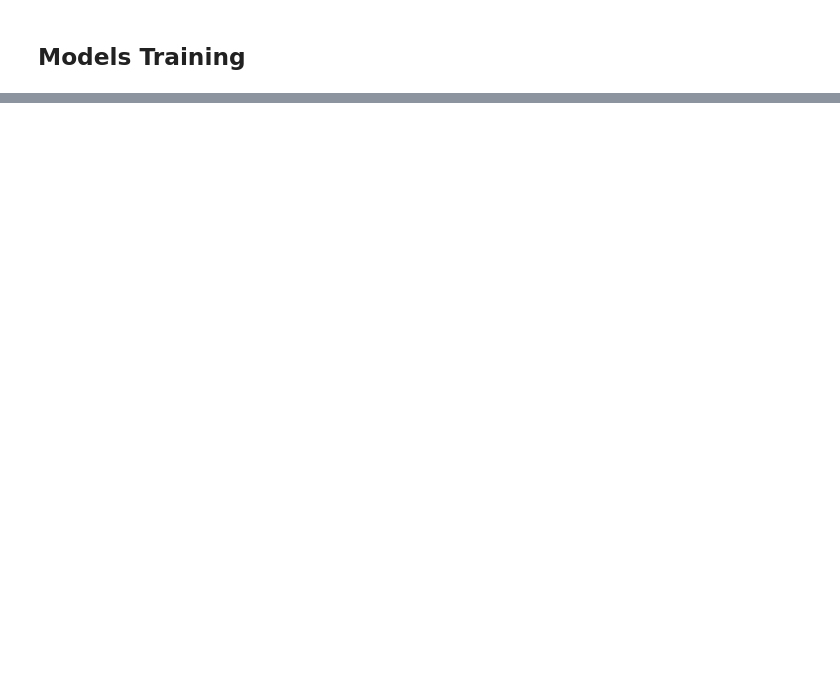
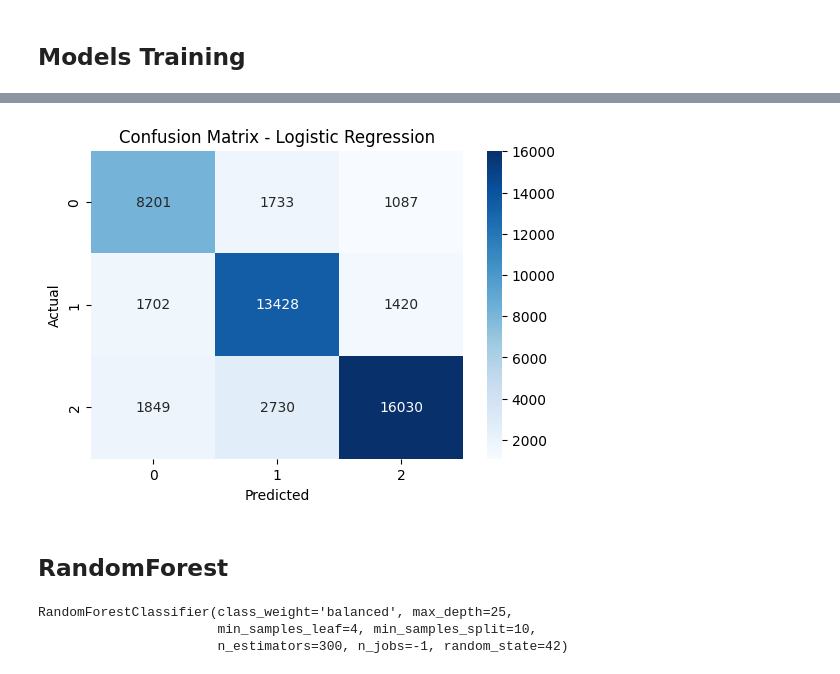
Before and after one commit to ushaaaa33/Sentiment_Analysis, a Jupyter notebook: sentiment.ipynb, the cells around one changed output, grey strips where cells are left out. Drawn from its saved outputs; the diff is of its cells as text; code cells hidden in the pictures; blank space fills up the shorter version.

Commit message:
ML models are trained

```diff
--- a/sentiment.ipynb
+++ b/sentiment.ipynb
@@ -345,0 +354,7 @@ X_test_tfidf = vectorizer.transform(X_test)
+# %%
+# Logistic Regression
+log_reg = LogisticRegression(max_iter=5000, C=10, penalty='l2', solver='saga', class_weight="balanced")
+log_reg.fit(X_train_tfidf, y_train)
+
+# Predictions
+y_pred_lr = log_reg.predict(X_test_tfidf)
@@ -345,0 +375,23 @@ X_test_tfidf = vectorizer.transform(X_test)
+# %%
+# Confusion Matrix Heatmap
+cm = confusion_matrix(y_test, y_pred_lr)
+plt.figure(figsize=(6,4))
+sns.heatmap(cm, annot=True, fmt="d", cmap="Blues", xticklabels=np.unique(y_test), yticklabels=np.unique(y_test))
+plt.xlabel("Predicted")
+plt.ylabel("Actual")
+plt.title("Confusion Matrix - Logistic Regression")
+plt.show()
+# %% [output]
+[figure, added]
+# %% [markdown]
+## RandomForest
+# %%
+# model fitting
+rf = RandomForestClassifier(random_state=42, n_jobs=-1, n_estimators=300, max_depth=25,
+                            min_samples_split=10, min_samples_leaf=4, class_weight='balanced')
+
+rf.fit(X_train_tfidf, y_train)
+# %% [output]
+RandomForestClassifier(class_weight='balanced', max_depth=25,
+                       min_samples_leaf=4, min_samples_split=10,
+                       n_estimators=300, n_jobs=-1, random_state=42)
```
Also changed, not shown: parts of 7 cells of this notebook.
